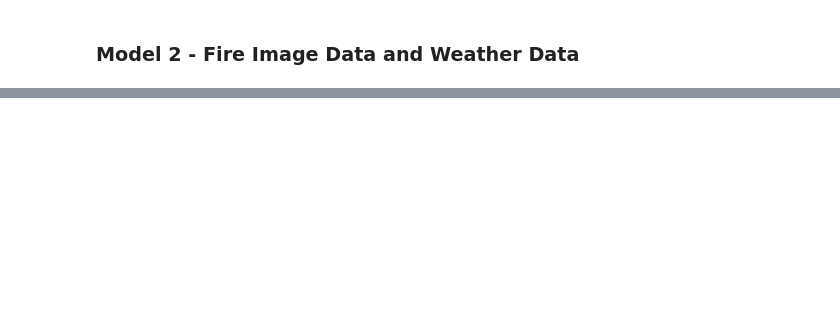
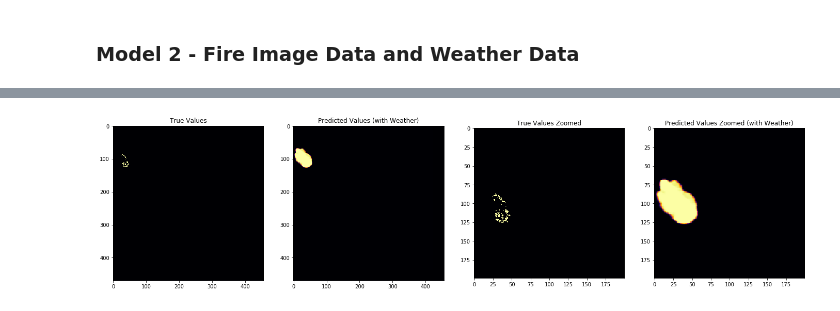
Before and after one commit to lchutny/wildfireplus, a Jupyter notebook: CNN_v3.ipynb, the cells around one changed output, grey strips where cells are left out. Saved outputs shown, nothing was run; the diff lists cells and outputs as text; code cells hidden in the pictures; blank space fills up the shorter version.

```diff
--- a/CNN_v3.ipynb
+++ b/CNN_v3.ipynb
@@ -612,0 +781,8 @@ array([0, 1, 0, 1, 0, 0, 0, 1, 0, 1])
+# %%
+f = e[0:200, 0:200]
+# %%
+images_2 = [a, e, b, f]
+titles_2 = ["True Values", "Predicted Values (with Weather)", "True Values Zoomed", "Predicted Values Zoomed (with Weather)"]
+show_images(images_2, titles=titles_2)
+# %% [output]
+[figure, added]
```
Also changed, not shown: parts of 22 cells of this notebook.
